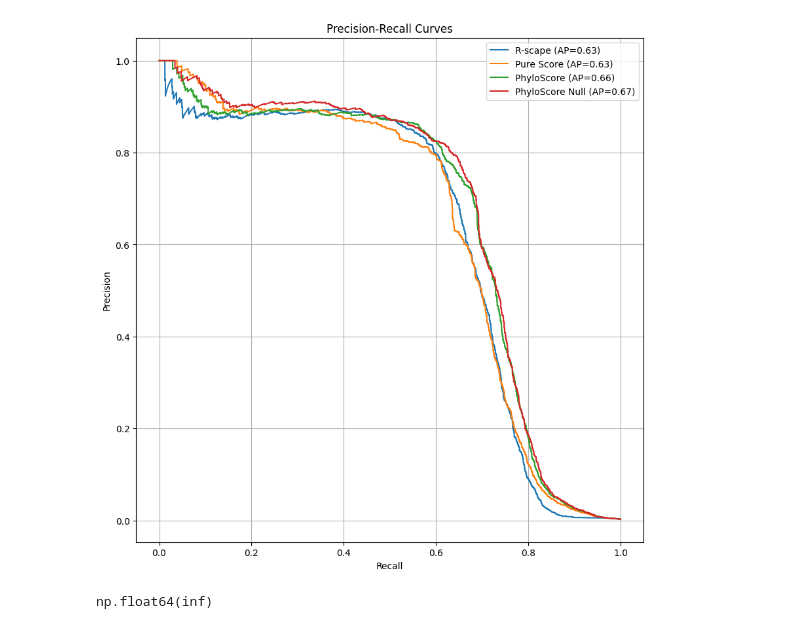
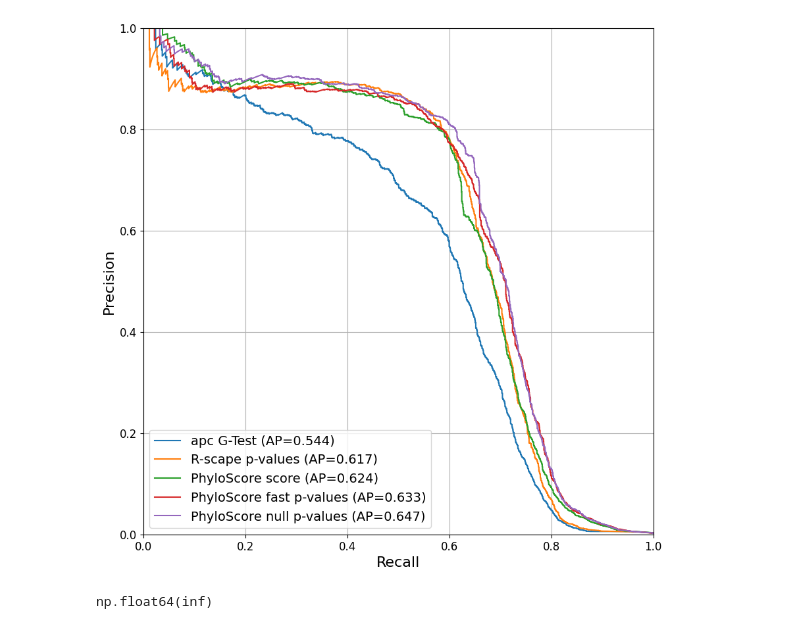
Before and after one commit to soedinglab/phylo_score, a Jupyter notebook: benchmark/joint.ipynb, the cells around one changed output. Saved outputs shown, nothing was run; the diff lists cells and outputs as text; code cells hidden in the pictures.

Commit message:
figures

```diff
--- a/benchmark/joint.ipynb
+++ b/benchmark/joint.ipynb
@@ -7,8 +19,6 @@ import sklearn
 # %%
 datasets = open("3d.txt").readlines()
 datasets = [d.strip() for d in datasets]
-datasets = [d for d in datasets if d != "RF00375"]
-null_sets = [d + "_null1" for d in datasets]
 ss_files = [f"data/{d}/ss.txt" for d in datasets]
 # %%
 def calc_p_values(data, null_data):
@@ -67,19 +77,28 @@ def pairs_from_secondary(input_string: str) -> list[tuple[int, int]]:
 
     return result
 # %%
-def collect(method):
+def collect(method, worst_para = False):
     all_mask = []
     all_scores = []
+
+    if worst_para:
+        file = "reg1.0_mireg1.0_scoreoptdiff_corrAPC_with_null.npz"
+    else:
+        file = "reg0.5_mireg0.01_scoreoptdiff_corrAPC_with_null.npz"
+
     if method == "phylo_score_null":
-        p_values = [calc_p_values(d, n) for d, n in zip(datasets, null_sets)]
-    elif method == "phylo_score":
-        p_values = [calc_p_values_no_null(d) for d in datasets]
-    elif method == "phylo_score_pure_score":
-        scores = [np.load(f"data/{d}/reg0.5_mireg0.01_scoreoptdiff_corrAPC.npz")['corrected_scores'] for d in datasets]
+        p_values = [np.load(f"data/{d}/{file}")['null_p_values'] for d in datasets]
+    elif method == "phylo_score_fast":
+        p_values = [np.load(f"data/{d}/{file}")['fast_p_values'] for d in datasets]
+    elif method == "phylo_score_pure":
+        scores = [np.load(f"data/{d}/{file}")['corrected_scores'] for d in datasets]
         p_values = [-s for s in scores]
     elif method == "rscape":
         score_files = [f"data/{d}/rscape_GTp.npz" for d in datasets]
         p_values = [np.load(f)['p_values'] for f in score_files]
+    elif method == "rscape_score":
+        score_files = [f"data/{d}/rscape_GTp.npz" for d in datasets]
+        p_values = [-np.load(f)['scores'] for f in score_files]
     for p_val, ss in zip(p_values, ss_files):
         ss = open(ss, 'r').read().strip()
         true_pairs = pairs_from_secondary(ss)
@@ -93,20 +112,24 @@ def collect(method):
 # %%
 from sklearn.metrics import precision_recall_curve, average_precision_score
 
-def plot_pr_curves(mask, scores : list, labels):
+def plot_pr_curves(output: str, mask, scores : list, labels):
     plt.figure(figsize=(10, 10))
+    plt.xlim(0, 1)
+    plt.ylim(0, 1)
     for s, l in zip(scores, labels):
         precision, recall, _ = precision_recall_curve(mask, s)
         ap = average_precision_score(mask, s)
-        plt.plot(recall, precision, label=f"{l} (AP={ap:.2f})")
+        plt.plot(recall, precision, label=f"{l} (AP={ap:.3f})")
     plt.xlabel("Recall")
     plt.ylabel("Precision")
-    plt.title("Precision-Recall Curves")
     plt.legend()
     plt.grid()
+    plt.savefig(output)
     plt.show()
 # %%
-mask, rscape_scores = collect("rscape")
-_, pure_scores = collect("phylo_score_pure_score")
-_, phylo_score_scores = collect("phylo_score")
-_, phylo_score_null_scores = collect("phylo_score_null")
+worst = False
+mask, rscape_scores = collect("rscape", worst_para=worst)
+_, pure_scores = collect("phylo_score_pure", worst_para=worst)
+_, phylo_score_scores = collect("phylo_score_fast", worst_para=worst)
+_, phylo_score_null_scores = collect("phylo_score_null", worst_para=worst)
+_, rscape_score_scores = collect("rscape_score", worst_para=worst)
@@ -131,7 +136,7 @@ _, phylo_score_null_scores = collect("phylo_score_null")
 # %%
-plot_pr_curves(mask, [rscape_scores, pure_scores, phylo_score_scores, phylo_score_null_scores], labels=["R-scape", "Pure Score", "PhyloScore", "PhyloScore Null"])
+plot_pr_curves("best.pdf", mask, [rscape_score_scores, rscape_scores, pure_scores, phylo_score_scores, phylo_score_null_scores], labels=["apc G-Test", "R-scape p-values", "PhyloScore score", "PhyloScore fast p-values", "PhyloScore null p-values"])
 # %% [output]
-[figure, old version]
+[figure, new version]
 # %%
 scores2.max()
 # %% [output]
```
Also changed, not shown: parts of 3 cells of this notebook, 4 other files.
